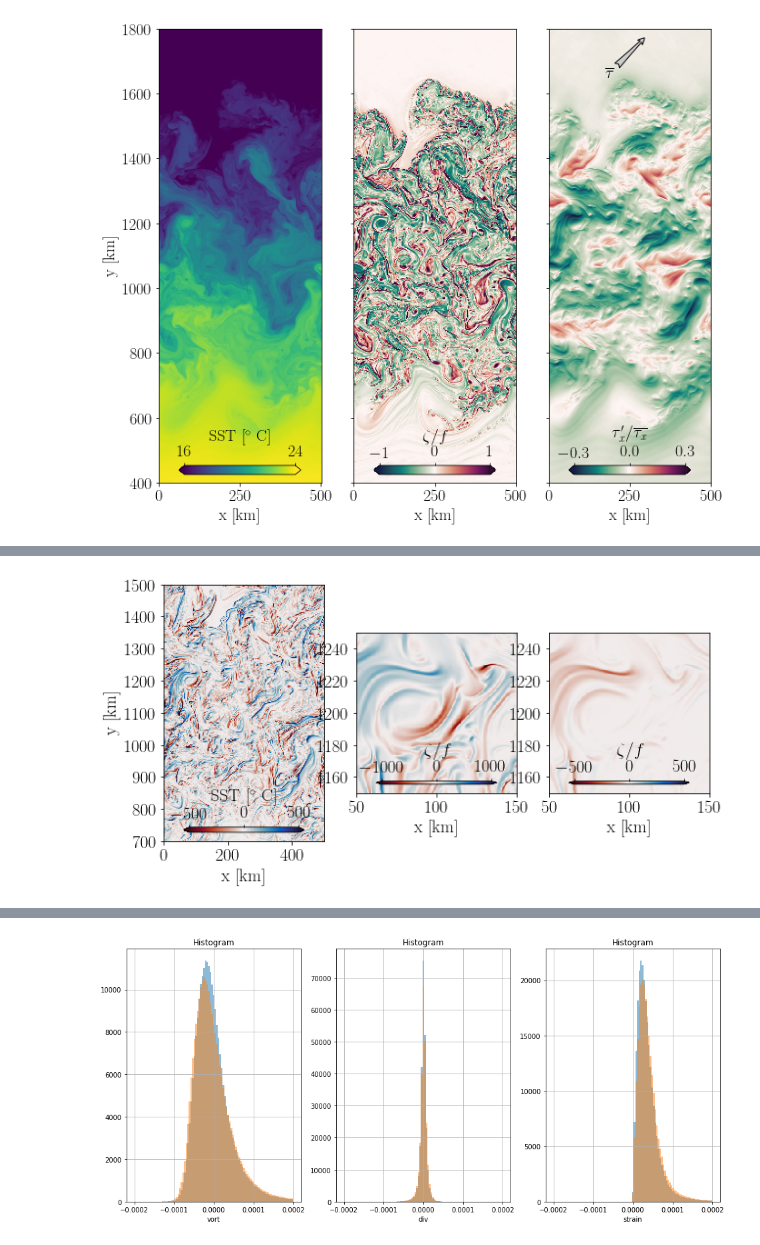
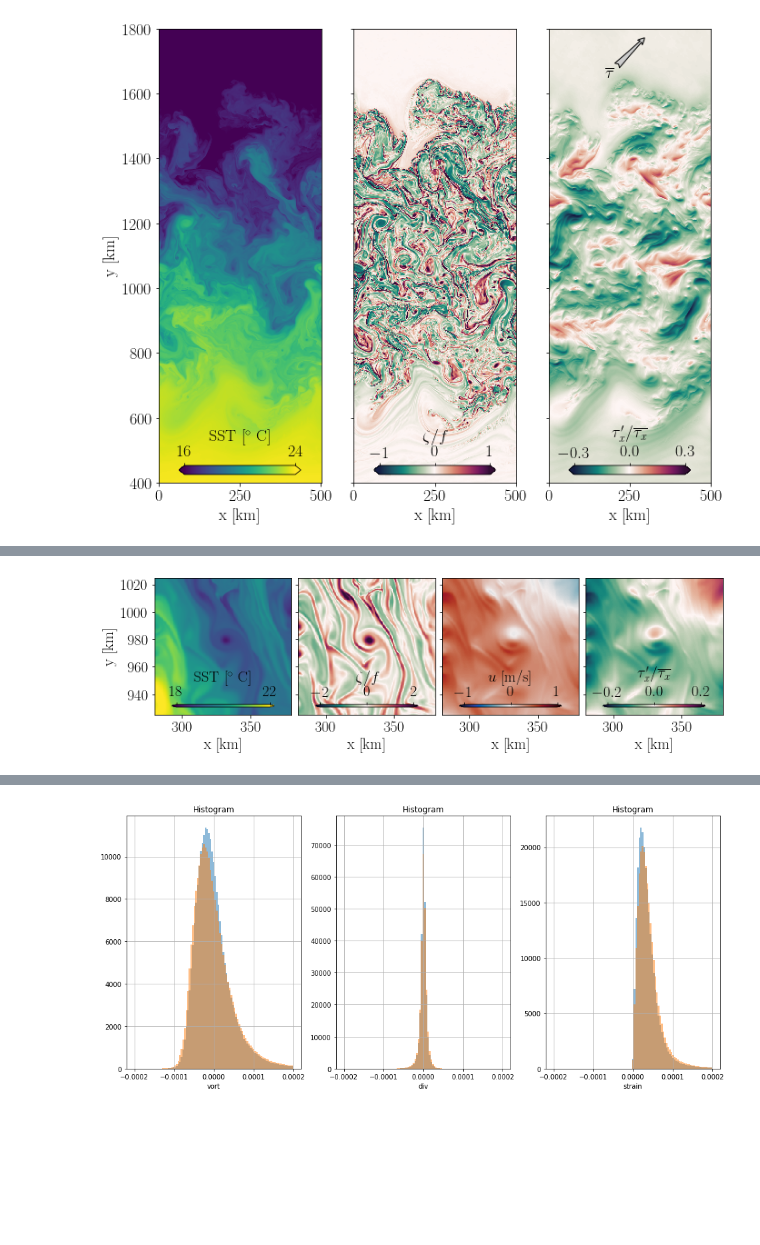
Before and after one commit to wenegrat/cfb_on_ebf, a Jupyter notebook: notebooks/BasicPlots.ipynb, the cells around one changed output, grey strips where cells are left out. Saved outputs shown, nothing was run; the diff lists cells and outputs as text; code cells hidden in the pictures; blank space fills up the shorter version.

```diff
--- a/notebooks/BasicPlots.ipynb
+++ b/notebooks/BasicPlots.ipynb
@@ -13,6 +13,7 @@ import xgcm
 from glob import glob
 from dask.diagnostics import ProgressBar
 import sys
+import matplotlib.patches as patches
 sys.path.append('/homes/metofac/wenegrat/xroms/')
 sys.path.append('/homes/metofac/wenegrat/pyspec/')
 
@@ -23,7 +24,7 @@ from pyspec import spectrum as spec
 from scipy import integrate as integrate
 from timeit import default_timer as timer
 #%%
-plt.rcParams['text.usetex'] = False
+plt.rcParams['text.usetex'] = True
 plt.rcParams['mathtext.fontset'] = 'stix'
 plt.rcParams['font.family'] = 'STIXGeneral'
 plt.rcParams['font.size'] = 14
@@ -260,13 +191,17 @@ dsWC['strain'] = vy - ux # Note the alternate possible strain rate def (below)
 # Calculate the EBF
 bx = xroms.to_rho(-9.8/1020*grid.derivative(dsWC.rho.isel(s_rho=-1), 'X'), grid)
 by = xroms.to_rho(-9.8/1020*grid.derivative(dsWC.rho.isel(s_rho=-1), 'Y'), grid)
-#dsWC['JF'] = (bx*xroms.to_rho(dsWC.svstr, grid) - by*xroms.to_rho(dsWC.sustr, grid))/(dsWC.f*1020*(dsWC.hbl+2))
+dsWC['bx'] = bx
+dsWC['by'] = by
+dsWC['JF'] = (bx*xroms.to_rho(dsWC.svstr, grid) - by*xroms.to_rho(dsWC.sustr, grid))/(dsWC.f*1020*(dsWC.hbl+1))
 dsWC['EBF'] = (bx*xroms.to_rho(dsWC.svstr, grid) - by*xroms.to_rho(dsWC.sustr, grid))/(dsWC.f*1020)
 dsWC['EBFm'] = (bx*1e-3*7*5 - by*1e-3*7*5)/(dsWC.f*1020)
 dsWC['Nablab'] = np.sqrt(bx**2 + by**2)
 
 bx = xroms.to_rho(-9.8/1020*grid.derivative(dsNC.rho.isel(s_rho=-1), 'X'), grid)
 by = xroms.to_rho(-9.8/1020*grid.derivative(dsNC.rho.isel(s_rho=-1), 'Y'), grid)
-#dsNC['JF'] = (bx*xroms.to_rho(dsNC.svstr, grid) - by*xroms.to_rho(dsNC.sustr, grid))/(dsNC.f*1020*(dsNC.hbl+2))
+dsNC['bx'] = bx
+dsNC['by'] = by
+dsNC['JF'] = (bx*xroms.to_rho(dsNC.svstr, grid) - by*xroms.to_rho(dsNC.sustr, grid))/(dsNC.f*1020*(dsNC.hbl+1))
 dsNC['EBF'] = (bx*xroms.to_rho(dsNC.svstr, grid) - by*xroms.to_rho(dsNC.sustr, grid))/(dsNC.f*1020)
 dsNC['Nablab'] = np.sqrt(bx**2 + by**2)
@@ -359,64 +439,84 @@ rs = True
 # Plot Vorticity
 Day = 200
 #Day = 185
-fig, ax = plt.subplots(1,3, figsize=(10, 14), sharey=False)
+#Day = 360+20
+fig, ax = plt.subplots(1,4, figsize=(12, 3), sharey=True)
+
+
+# Divergence
+#divnorm = dsWC.div.isel(s_rho=-3).sel(ocean_time=Day*86400)/dsWC.f
+#ax[2].pcolormesh(dsWC.x_rho/1000, dsWC.y_rho/1000, divnorm, vmin=-1, vmax=1, cmap = cmo.curl)
+
+#ax[2].set_ylim(300, 1900)
+#ax[2].set_aspect('equal')
 
 
 # Iterate through subplots
-for i in range(0,3):
+for i in range(0,4):
     if i==0:
-        btowatts=(1020*4000)/(2e-4*9.8)
-        vl = -500
-        vr = 500
-        ix = ax[0].pcolormesh(dsWC.x_rho/1000, dsWC.y_rho/1000, btowatts*dsWC.EBF.sel(ocean_time=Day*86400),vmin=vl, vmax=vr, cmap=cmo.balance_r, rasterized=rs)
+        vl = 18
+        vr = 22
+        ix = ax[0].pcolormesh(dsWC.x_rho/1000, dsWC.y_rho/1000, dsWC.temp.isel(s_rho=-1).sel(ocean_time=Day*86400), vmin=vl, vmax=vr, cmap = 'viridis', rasterized=rs)
         label=r'SST [$^\circ$ C]'
-        ax[i].set_ylim(700, 1500)
+    elif i==1:
+        vl = -2
+        vr = 2
+        vortnorm = xroms.to_rho(dsWC.vort.isel(s_rho=-1).sel(ocean_time=Day*86400), grid)/dsWC.f
+        ix = ax[1].pcolormesh(dsWC.x_rho/1000, dsWC.y_rho/1000, vortnorm, vmin=vl, vmax=vr, cmap = cmo.curl, rasterized=rs)
+        label=r'$\zeta/f$'
+    elif i==2:
+        vl = -1
+        vr = 1
+        vortnorm = xroms.to_rho(dsWC.u.isel(s_rho=-1).sel(ocean_time=Day*86400), grid)
+        ix = ax[2].pcolormesh(dsWC.x_rho/1000, dsWC.y_rho/1000, vortnorm, vmin=vl, vmax=vr, cmap = cmo.balance, rasterized=rs)
+        label=r'$u$ [m/s]'
+    else:
+        vl = -0.2
+        vr = 0.2
+        label = r'$\tau_x^\prime/\overline{\tau_x}$'
+        txmag = (1e-3*np.sqrt(2*5**2)*5)
+        txpert = (dsWC.sustr.sel(ocean_time=Day*86400) - txmag)/txmag
+        ix = ax[3].pcolormesh(dsWC.x_rho/1000, dsWC.y_rho/1000, txpert, vmin=vl, vmax=vr, cmap = cmo.curl, rasterized=rs)
 
-    elif i==1:
-        EBFprime = (dsWC.EBF)
-        vl = -1000
-        vr = 1000
-        ix = ax[1].pcolormesh(dsWC.x_rho/1000, dsWC.y_rho/1000, btowatts*EBFprime.sel(ocean_time=Day*86400), vmin=vl, vmax=vr, cmap = cmo.balance_r, rasterized=rs)
-        label=r'$\zeta/f$'
 
-        ax[i].set_ylim(1150, 1250)
-        ax[i].set_xlim(50, 150)
-
-    else:
-        EBFprime = (dsWC.EBF - dsWC.EBFm)
-        vl = -500
-        vr = 500
-        ix = ax[2].pcolormesh(dsWC.x_rho/1000, dsWC.y_rho/1000, btowatts*EBFprime.sel(ocean_time=Day*86400), vmin=vl, vmax=vr, cmap = cmo.balance_r, rasterized=rs)
-        label=r'$\zeta/f$'
-
-        ax[i].set_ylim(1150, 1250)
-        ax[i].set_xlim(50, 150)
-
+    ax[i].set_ylim(925, 1025)
+    ax[i].set_xlim(280, 380)
+    #ax[i].set_ylim(775, 822)
+    #ax[i].set_xlim(360, 410)
     ax[i].set_aspect('equal')
 
     axins = inset_axes(ax[i],
                     width="75%",  # width = 50% of parent_bbox width
                     height="2%",  # height : 5%
                     loc='lower center')
     cb = plt.colorbar(ix, ax=ax[i], cax=axins, orientation='horizontal', extend='both', ticks=[vl, 0, vr])
     cb.set_label(label)
     cb.ax.xaxis.set_ticks_position('top')
     cb.ax.xaxis.set_label_position('top')
     #ax[i].set_xticks([0, 250, 500])
 
 ax[0].set_ylabel('y [km]')
 ax[0].set_xlabel('x [km]')
 ax[1].set_xlabel('x [km]')
 ax[2].set_xlabel('x [km]')
+ax[3].set_xlabel('x [km]')
 
+cf = 100 # 20 is 10 km
+xslice = slice(0, 1000, cf)
+yslice = slice(0, 4000, cf)
+#suc = xroms.to_rho(dsWC.sustr.sel(ocean_time=Day*86400), grid).isel(xi_rho=xslice, eta_rho=yslice)
+#svc = xroms.to_rho(dsWC.svstr.sel(ocean_time=Day*86400), grid).isel(xi_rho=xslice, eta_rho=yslice)
+#xrhoc = dsWC.x_rho.isel(xi_rho=xslice, eta_rho=yslice)
 
+#ax[2].quiver(xrhoc.x_rho/1000, xrhoc.y_rho/1000, suc, svc)
+#ax[2].quiver(200, 1600, txmag, txmag, scale=2e-1)
 #ax[2].annotate(r'${\overline{\tau}}$', (300, 1775), (175, 1650), arrowprops =
 #               dict(arrowstyle='fancy',
 #                    fc='0.8',
 #                    ec = 'k'))
-#plt.tight_layout()
+plt.subplots_adjust(wspace=0.05)
 
 plt.rcParams['font.size'] = 14
-#plt.savefig('./Figures/3Panel.pdf', bbox_inches='tight', dpi=250)
+#plt.savefig('../figures/EddyZoom.pdf', bbox_inches='tight', dpi=450)
 # %% [output]
-[figure, old version]
+[figure, new version]
```
Also changed, not shown: parts of 28 cells of this notebook, 3 other files.
